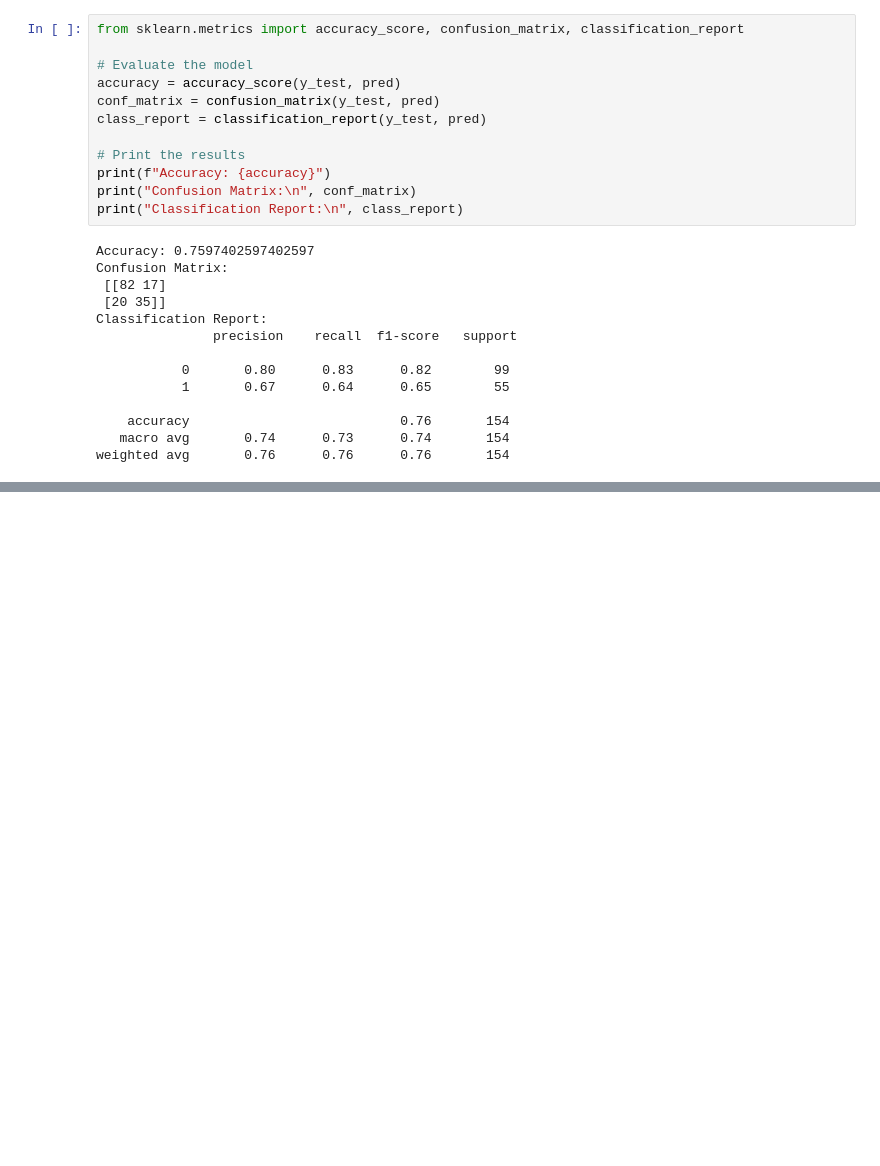
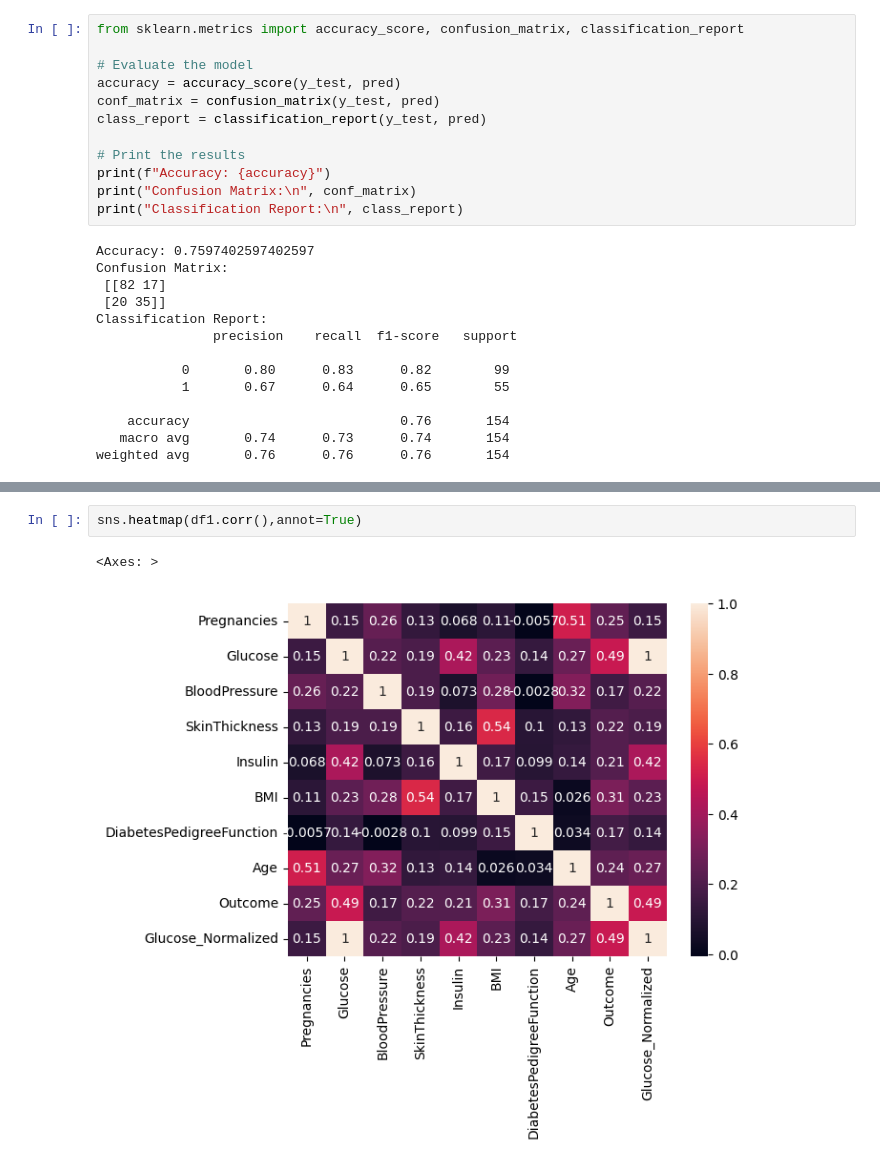
Before and after one commit to najnin26/Data-Mining, a Jupyter notebook: missing-values.ipynb, the cells around one changed output, grey strips where cells are left out. Drawn from its saved outputs; the diff is of its cells as text; blank space fills up the shorter version.

```diff
--- a/missing-values.ipynb
+++ b/missing-values.ipynb
@@ -366,0 +372,5 @@ weighted avg       0.76      0.76      0.76       154
+# %%
+sns.heatmap(df1.corr(),annot=True)
+# %% [output]
+<Axes: >
+[figure, added]
```
Also changed, not shown: parts of 1 cell of this notebook.
